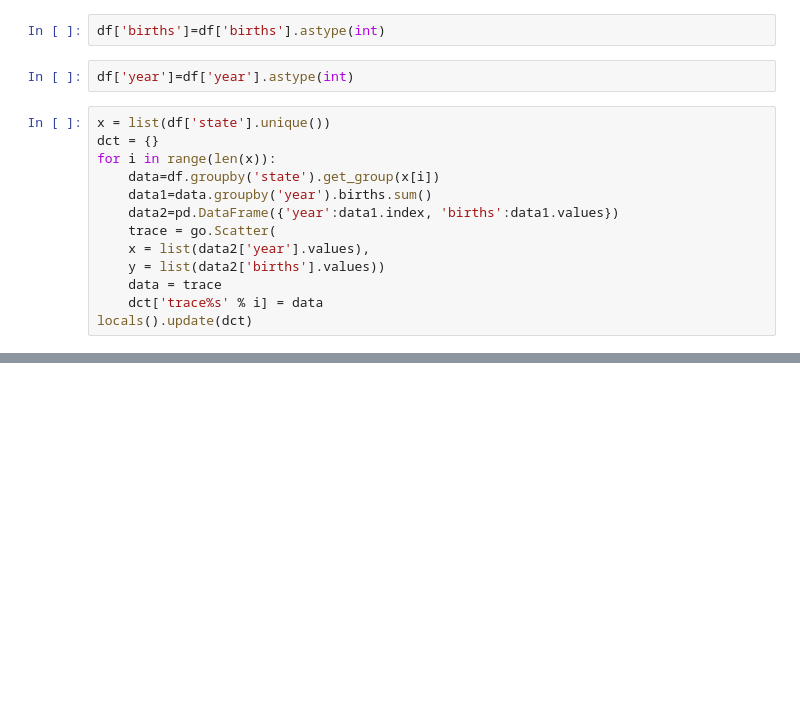
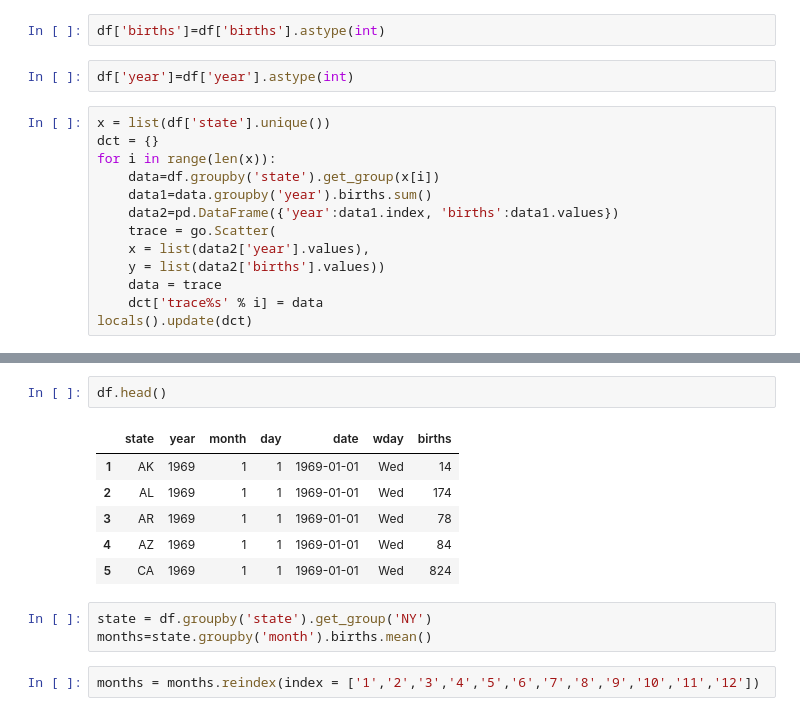
Before and after one commit to zolotarovgl/python_biol_2017, a Jupyter notebook: notes.ipynb, the cells around one changed output, grey strips where cells are left out. Drawn from its saved outputs; the diff is of its cells as text; blank space fills up the shorter version.

```diff
--- a/notes.ipynb
+++ b/notes.ipynb
@@ -127,0 +172,14 @@ df[df['state']=='WY'].births.sum()
+# %%
+df.head()
+# %% [output]
+|  | state | year | month | day | date | wday | births |
+| 1 | AK | 1969 | 1 | 1 | 1969-01-01 | Wed | 14 |
+| 2 | AL | 1969 | 1 | 1 | 1969-01-01 | Wed | 174 |
+| 3 | AR | 1969 | 1 | 1 | 1969-01-01 | Wed | 78 |
+| 4 | AZ | 1969 | 1 | 1 | 1969-01-01 | Wed | 84 |
+| 5 | CA | 1969 | 1 | 1 | 1969-01-01 | Wed | 824 |
+# %%
+state = df.groupby('state').get_group('NY')
+months=state.groupby('month').births.mean()
+# %%
+months = months.reindex(index = ['1','2','3','4','5','6','7','8','9','10','11','12'])
```
Also changed, not shown: parts of 24 cells of this notebook.
